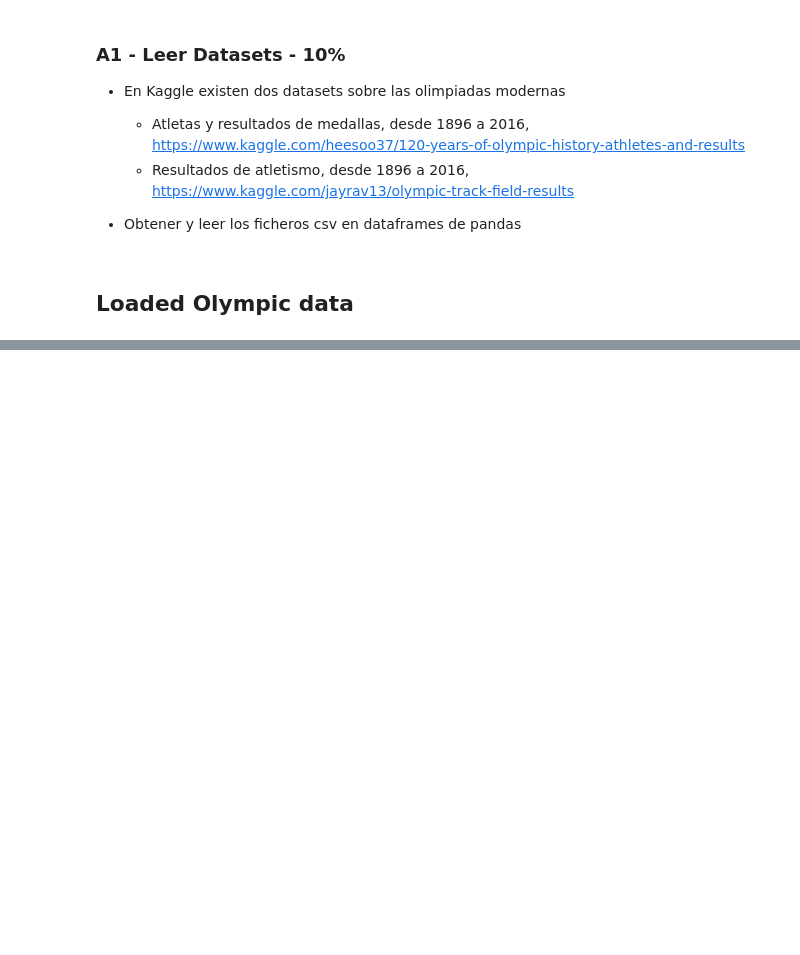
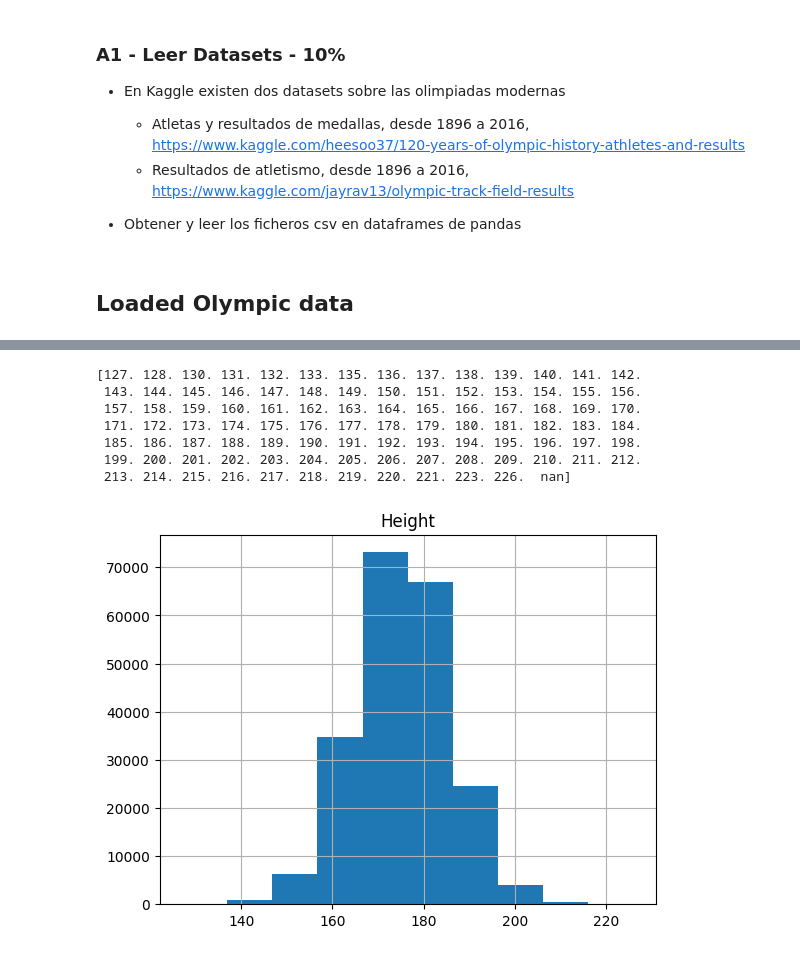
Before and after one commit to davidpd7/activity_data, a Jupyter notebook: actividad/04EPPY_Act02.ipynb, the cells around one changed output, grey strips where cells are left out. Drawn from its saved outputs; the diff is of its cells as text; code cells hidden in the pictures; blank space fills up the shorter version.

```diff
--- a/actividad/04EPPY_Act02.ipynb
+++ b/actividad/04EPPY_Act02.ipynb
@@ -137,0 +114,3 @@ data_gender = data_test[data_test.Sex.isin(['M', 'F'])]
+# %%
+data['Age'] = data['Age'].fillna(-0.5)
+sorted(data['Age'].unique())
@@ -137,0 +141,14 @@ data_gender = data_test[data_test.Sex.isin(['M', 'F'])]
+# %%
+data_test.hist(column='Height')
+pesos = data.Height.unique()
+pesos.sort()
+print(pesos)
+# %% [output]
+[127. 128. 130. 131. 132. 133. 135. 136. 137. 138. 139. 140. 141. 142.
+ 143. 144. 145. 146. 147. 148. 149. 150. 151. 152. 153. 154. 155. 156.
+ 157. 158. 159. 160. 161. 162. 163. 164. 165. 166. 167. 168. 169. 170.
+ 171. 172. 173. 174. 175. 176. 177. 178. 179. 180. 181. 182. 183. 184.
+ 185. 186. 187. 188. 189. 190. 191. 192. 193. 194. 195. 196. 197. 198.
+ 199. 200. 201. 202. 203. 204. 205. 206. 207. 208. 209. 210. 211. 212.
+ 213. 214. 215. 216. 217. 218. 219. 220. 221. 223. 226.  nan]
+[figure, added]
```
Also changed, not shown: parts of 18 cells of this notebook.
